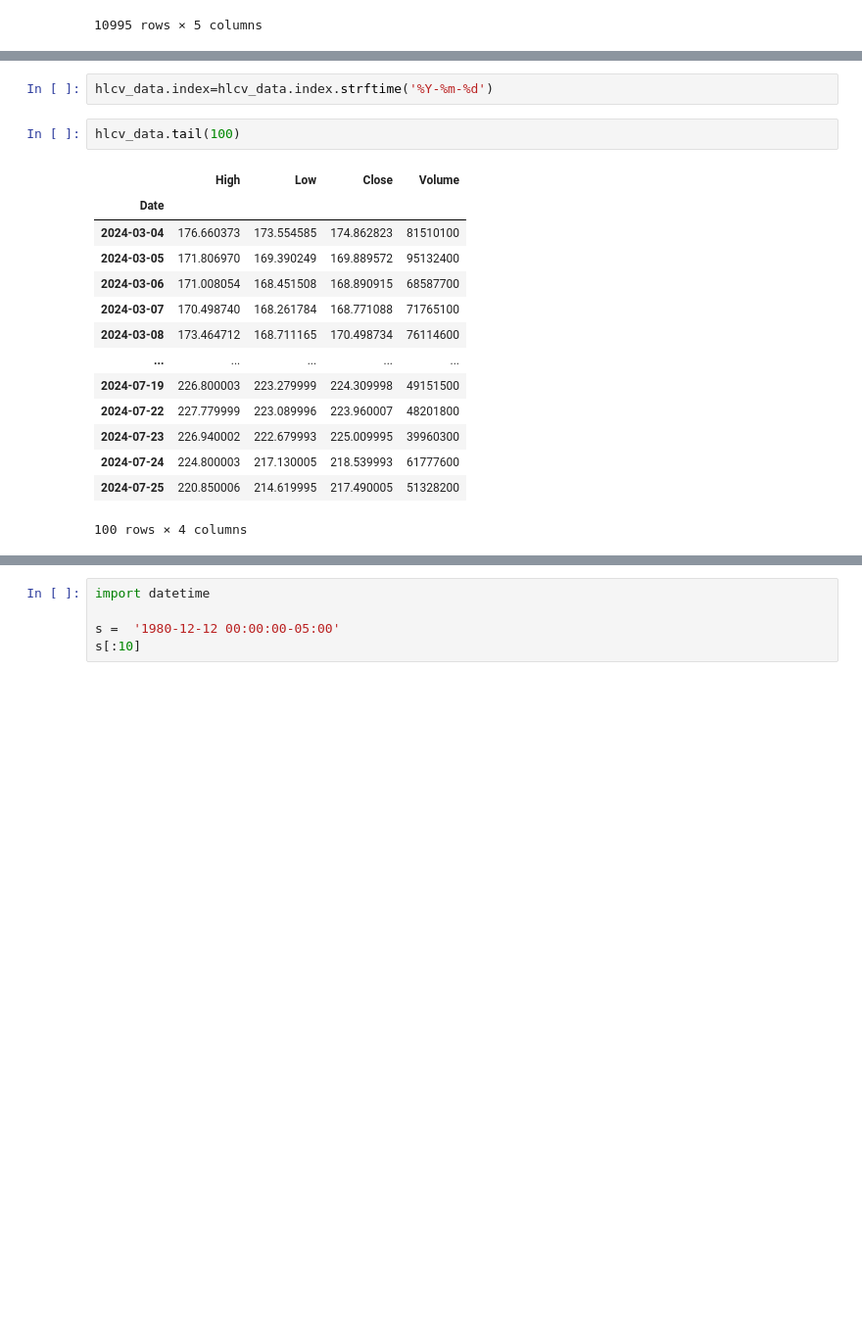
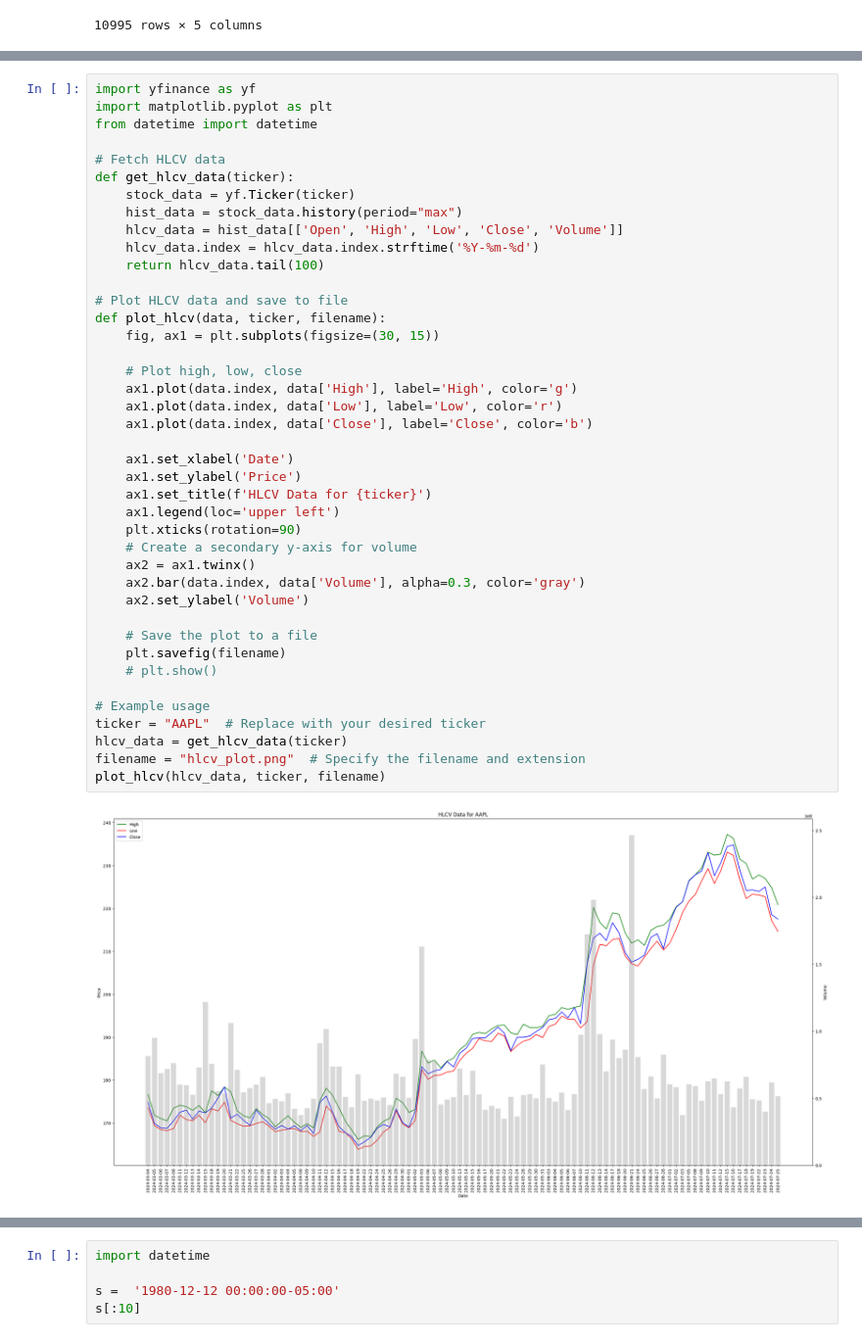
Before and after one commit to chirag-nu10/stock_market_poc, a Jupyter notebook: exp.ipynb, the cells around one changed output, grey strips where cells are left out. Shown at 98% size. Saved outputs shown, nothing was run; the diff lists cells and outputs as text; blank space fills up the shorter version.

Commit message:
image added in base64 format

```diff
--- a/exp.ipynb
+++ b/exp.ipynb
@@ -174,22 +174,46 @@ Date
 2024-07-25  220.850006  214.619995  217.490005   51328200
 
 [10995 rows x 4 columns]
-# %%
-hlcv_data.index=hlcv_data.index.strftime('%Y-%m-%d')
-# %%
-hlcv_data.tail(100)
-# %% [output]
-|  | High | Low | Close | Volume |
-| Date |  |  |  |  |
-| 2024-03-04 | 176.660373 | 173.554585 | 174.862823 | 81510100 |
-| 2024-03-05 | 171.806970 | 169.390249 | 169.889572 | 95132400 |
-| 2024-03-06 | 171.008054 | 168.451508 | 168.890915 | 68587700 |
-| 2024-03-07 | 170.498740 | 168.261784 | 168.771088 | 71765100 |
-| 2024-03-08 | 173.464712 | 168.711165 | 170.498734 | 76114600 |
-| ... | ... | ... | ... | ... |
-| 2024-07-19 | 226.800003 | 223.279999 | 224.309998 | 49151500 |
-| 2024-07-22 | 227.779999 | 223.089996 | 223.960007 | 48201800 |
-| 2024-07-23 | 226.940002 | 222.679993 | 225.009995 | 39960300 |
-| 2024-07-24 | 224.800003 | 217.130005 | 218.539993 | 61777600 |
-| 2024-07-25 | 220.850006 | 214.619995 | 217.490005 | 51328200 |
-100 rows × 4 columns
+# %%
+import yfinance as yf
+import matplotlib.pyplot as plt
+from datetime import datetime
+
+# Fetch HLCV data
+def get_hlcv_data(ticker):
+    stock_data = yf.Ticker(ticker)
+    hist_data = stock_data.history(period="max")
+    hlcv_data = hist_data[['Open', 'High', 'Low', 'Close', 'Volume']]
+    hlcv_data.index = hlcv_data.index.strftime('%Y-%m-%d')
+    return hlcv_data.tail(100)
+
+# Plot HLCV data and save to file
+def plot_hlcv(data, ticker, filename):
+    fig, ax1 = plt.subplots(figsize=(30, 15))
+
+    # Plot high, low, close
+    ax1.plot(data.index, data['High'], label='High', color='g')
+    ax1.plot(data.index, data['Low'], label='Low', color='r')
+    ax1.plot(data.index, data['Close'], label='Close', color='b')
+
+    ax1.set_xlabel('Date')
+    ax1.set_ylabel('Price')
+    ax1.set_title(f'HLCV Data for {ticker}')
+    ax1.legend(loc='upper left')
+    plt.xticks(rotation=90)
+    # Create a secondary y-axis for volume
+    ax2 = ax1.twinx()
+    ax2.bar(data.index, data['Volume'], alpha=0.3, color='gray')
+    ax2.set_ylabel('Volume')
+
+    # Save the plot to a file
+    plt.savefig(filename)
+    # plt.show()
+
+# Example usage
+ticker = "AAPL"  # Replace with your desired ticker
+hlcv_data = get_hlcv_data(ticker)
+filename = "hlcv_plot.png"  # Specify the filename and extension
+plot_hlcv(hlcv_data, ticker, filename)
+# %% [output]
+[figure, added]
```
Also changed, not shown: parts of 7 cells of this notebook, 2 other files.
